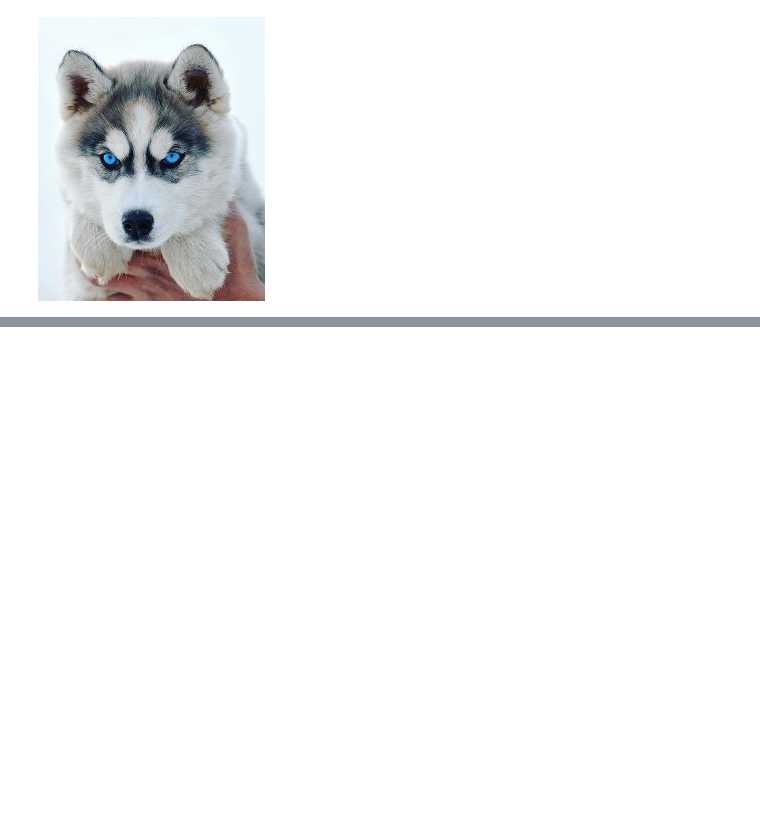
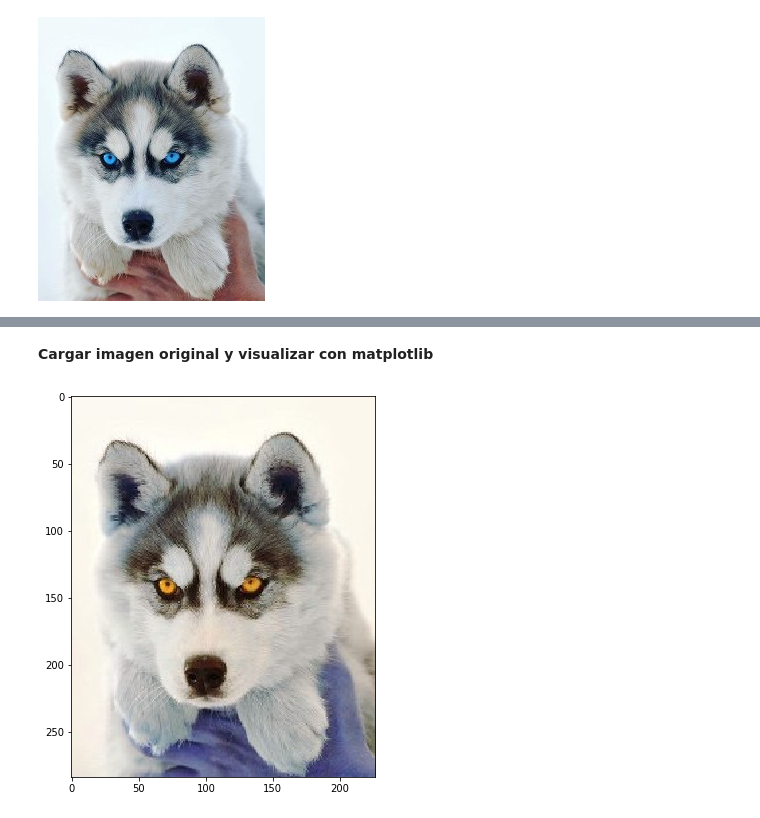
Before and after one commit to Telury/primagen, a Jupyter notebook: ejemplo.ipynb, the cells around one changed output, grey strips where cells are left out. Drawn from its saved outputs; the diff is of its cells as text; code cells hidden in the pictures; blank space fills up the shorter version.

```diff
--- a/ejemplo.ipynb
+++ b/ejemplo.ipynb
@@ -38,0 +76,11 @@ cv2_imshow(img)
+# %% [markdown]
+**Cargar imagen original y visualizar con matplotlib**
+# %%
+# Lee y trae la imagen a color, no hace cambio en el alfa
+img_BGR = cv2.imread('/content/drive/My Drive/13 - Trece semestre/Procesamiento de imagen/Prueba/Husky.jpg', cv2.IMREAD_COLOR)
+
+plt.figure(figsize=(7,7)) # El 7,7 hace el tamaño del frame, el recuadro donde va la imagen
+plt.imshow(img_BGR) # Lee la imagen modificada para mostrarla en el plot
+plt.show() # Muestra la imagen en la pantalla
+# %% [output]
+[figure, added]
```
Also changed, not shown: parts of 15 cells of this notebook.
